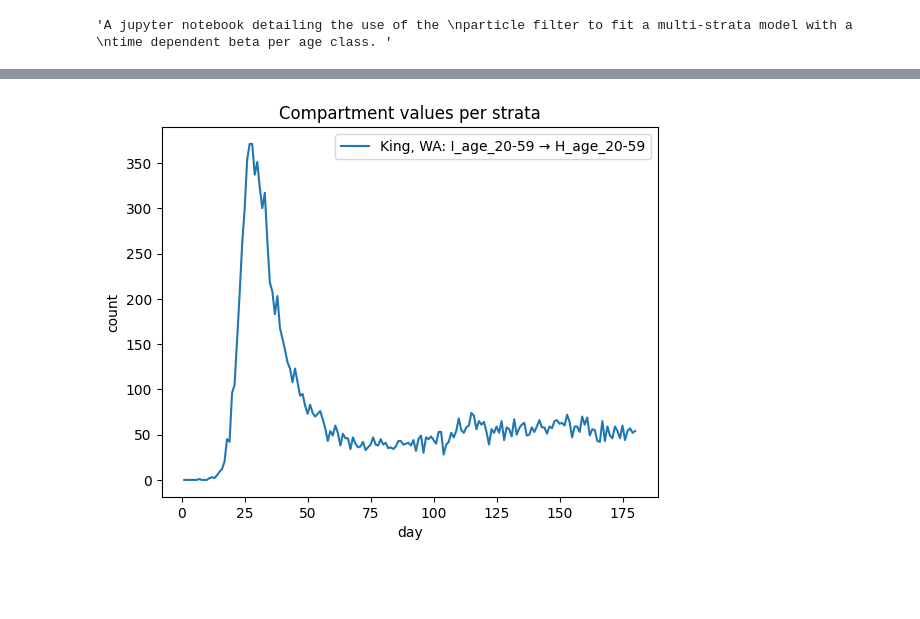
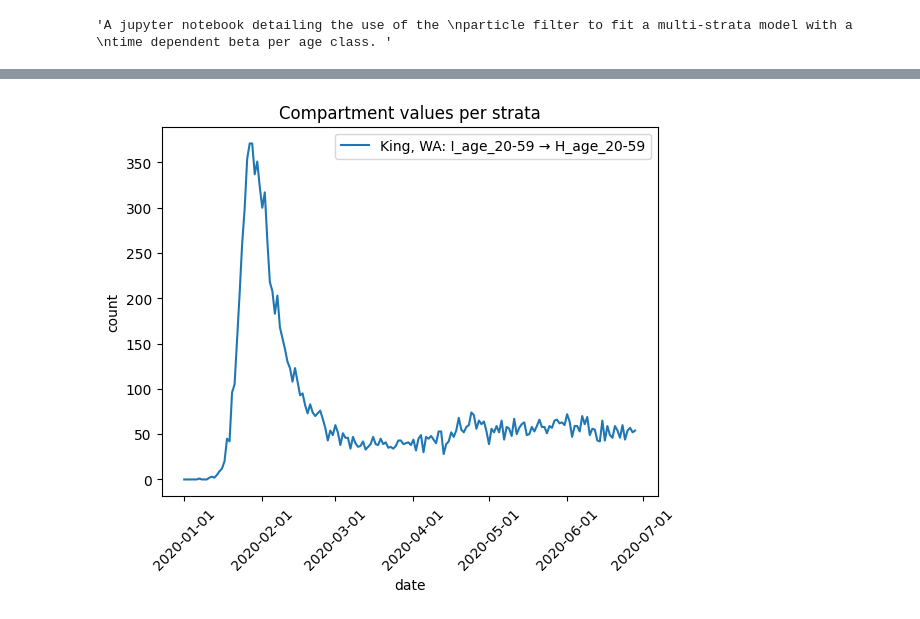
Before and after one commit to NAU-CCL/Epymorph, a Jupyter notebook: pf_vignettes/pf_multi_strata.ipynb, the cells around one changed output, grey strips where cells are left out. Drawn from its saved outputs; the diff is of its cells as text; code cells hidden in the pictures; blank space fills up the shorter version.

```diff
--- a/pf_vignettes/pf_multi_strata.ipynb
+++ b/pf_vignettes/pf_multi_strata.ipynb
@@ -133,12 +133,12 @@ Runtime: 0.079s
 # %%
 out.plot.line(
     geo=out.rume.scope.select.all(),
-    time=out.rume.time_frame.select.all(),
+    time=out.rume.time_frame.select.all().group("day").agg(),
     quantity=out.rume.ipm.select.events("I*->H_age_20-59"),
     title="Compartment values per strata",
 )
 # %% [output]
-[figure, old version]
+[figure, new version]
 # %%
 # Plot the compartment values in States throughout the simulation.
 from epymorph.adrio import csv
```
Also changed, not shown: parts of 8 cells of this notebook, 7 other files.
